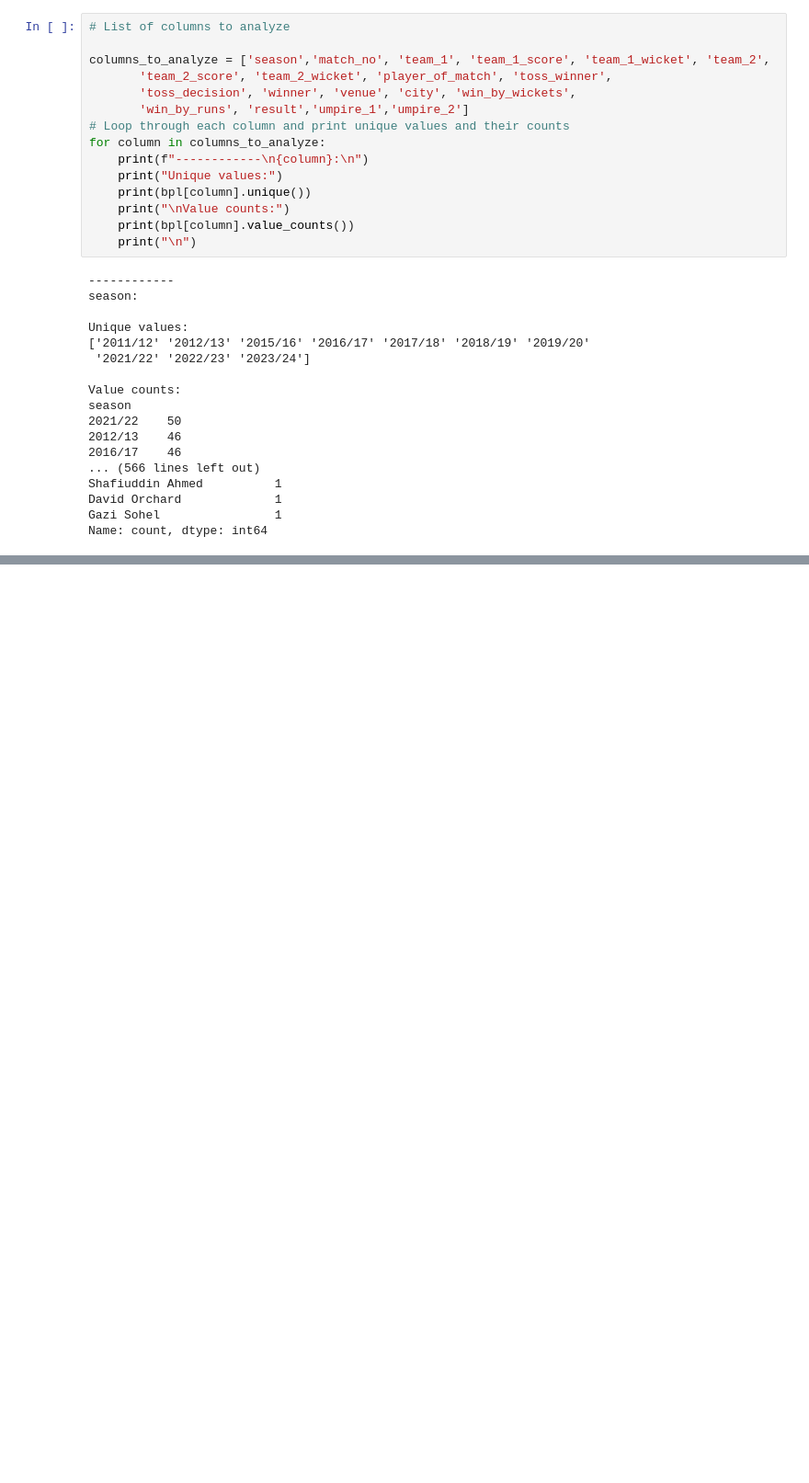
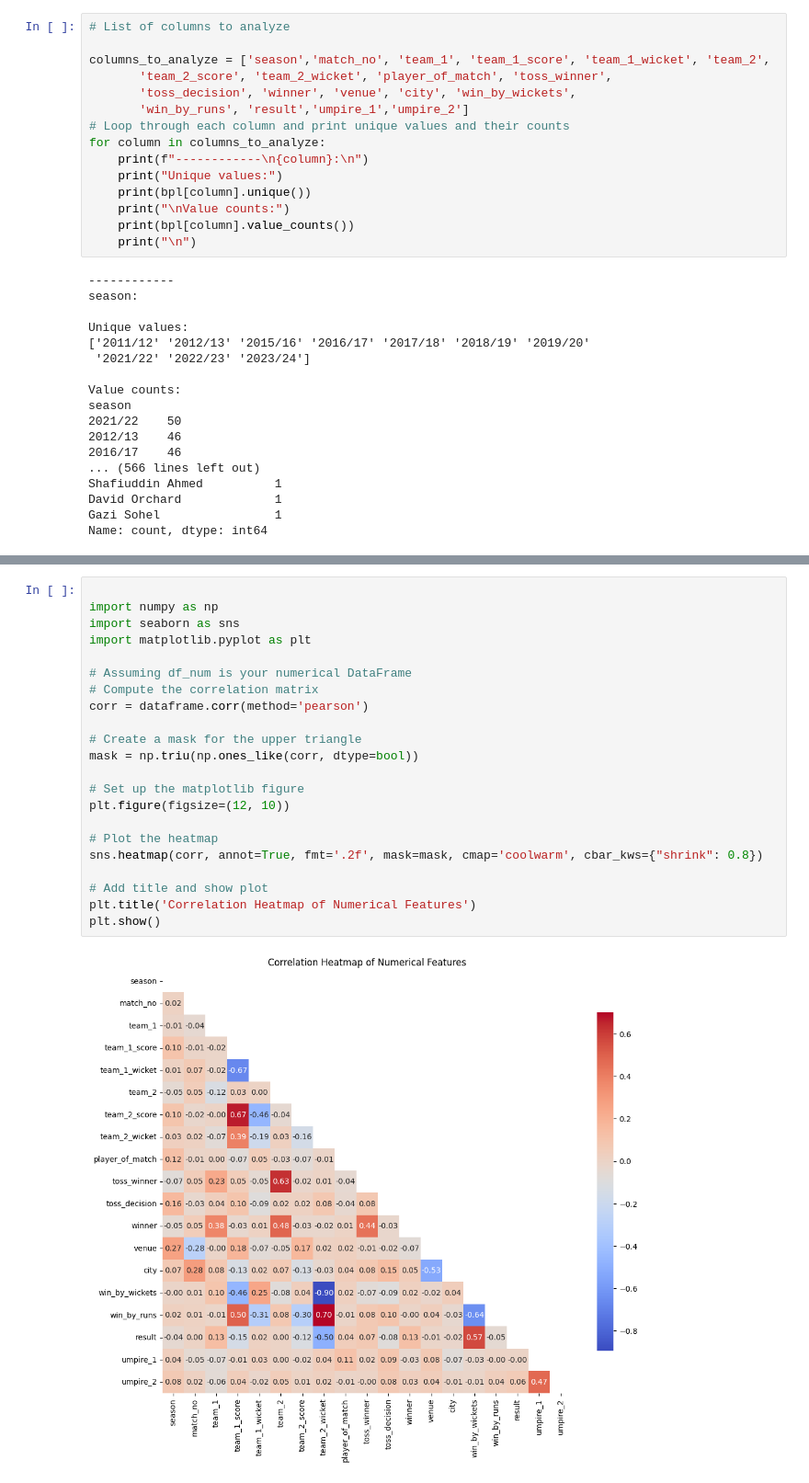
Before and after one commit to muhpuc40/BPL_Match_Result_Prediction, a Jupyter notebook: BPL_.ipynb, the cells around one changed output, grey strips where cells are left out. Shown at 92% size. Cells and saved outputs as stored; diff of their text form; blank space fills up the shorter version.

```diff
--- a/BPL_.ipynb
+++ b/BPL_.ipynb
@@ -322,0 +666,24 @@ dtype: object
+# %%
+
+import numpy as np
+import seaborn as sns
+import matplotlib.pyplot as plt
+
+# Assuming df_num is your numerical DataFrame
+# Compute the correlation matrix
+corr = dataframe.corr(method='pearson')
+
+# Create a mask for the upper triangle
+mask = np.triu(np.ones_like(corr, dtype=bool))
+
+# Set up the matplotlib figure
+plt.figure(figsize=(12, 10))
+
+# Plot the heatmap
+sns.heatmap(corr, annot=True, fmt='.2f', mask=mask, cmap='coolwarm', cbar_kws={"shrink": 0.8})
+
+# Add title and show plot
+plt.title('Correlation Heatmap of Numerical Features')
+plt.show()
+# %% [output]
+[figure, added]
```
Also changed, not shown: parts of 12 cells of this notebook.
